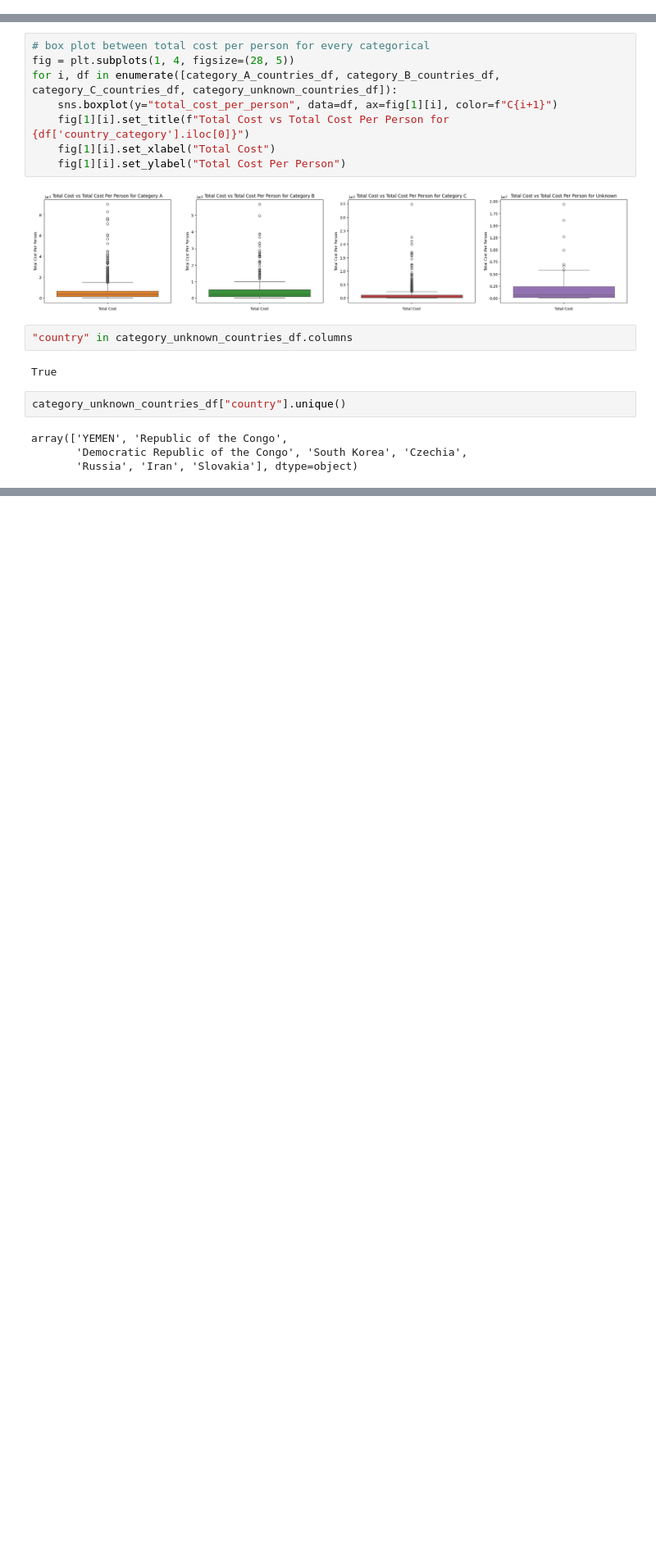
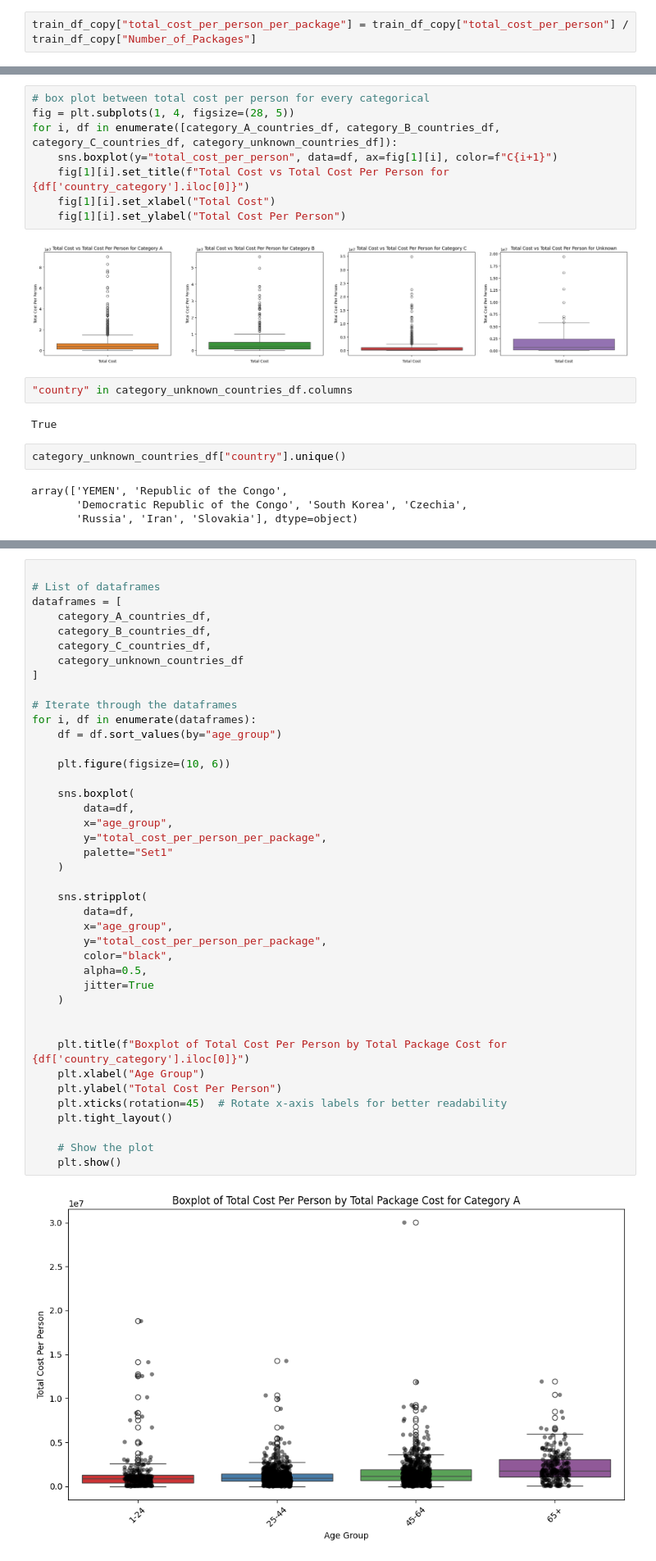
Before and after one commit to segnig/Tanzania-Tourism-Prediction, a Jupyter notebook: main.ipynb, the cells around one changed output, grey strips where cells are left out. Shown at 82% size. Saved outputs shown, nothing was run; the diff lists cells and outputs as text; blank space fills up the shorter version.

Commit message:
updated Box plot

```diff
--- a/main.ipynb
+++ b/main.ipynb
@@ -497,6 +497,8 @@ plt.ylabel("Total Cost Per Person")
 # %% [output]
 Text(0, 0.5, 'Total Cost Per Person')
 [figure]
+# %%
+train_df_copy["total_cost_per_person_per_package"] = train_df_copy["total_cost_per_person"] / train_df_copy["Number_of_Packages"]
 # %% [markdown]
 # Based on Economic Level of countries
 # %%
@@ -573,3 +575,46 @@ for i, df in enumerate([category_A_countries_df, category_B_countries_df, catego
 [interactive output not drawn]
 [interactive output not drawn]
 [interactive output not drawn]
+# %%
+
+# List of dataframes
+dataframes = [
+    category_A_countries_df,
+    category_B_countries_df,
+    category_C_countries_df,
+    category_unknown_countries_df
+]
+
+# Iterate through the dataframes
+for i, df in enumerate(dataframes):
+    df = df.sort_values(by="age_group")
+
+    plt.figure(figsize=(10, 6))
+
+    sns.boxplot(
+        data=df,
+        x="age_group",
+        y="total_cost_per_person_per_package",
+        palette="Set1"
+    )
+
+    sns.stripplot(
+        data=df,
+        x="age_group",
+        y="total_cost_per_person_per_package",
+        color="black",
+        alpha=0.5,
+        jitter=True
+    )
+
+
+    plt.title(f"Boxplot of Total Cost Per Person by Total Package Cost for {df['country_category'].iloc[0]}")
+    plt.xlabel("Age Group")
+    plt.ylabel("Total Cost Per Person")
+    plt.xticks(rotation=45)  # Rotate x-axis labels for better readability
+    plt.tight_layout()
+
+    # Show the plot
+    plt.show()
+# %% [output]
+[figure, added]
```
Also changed, not shown: parts of 1 cell of this notebook.
